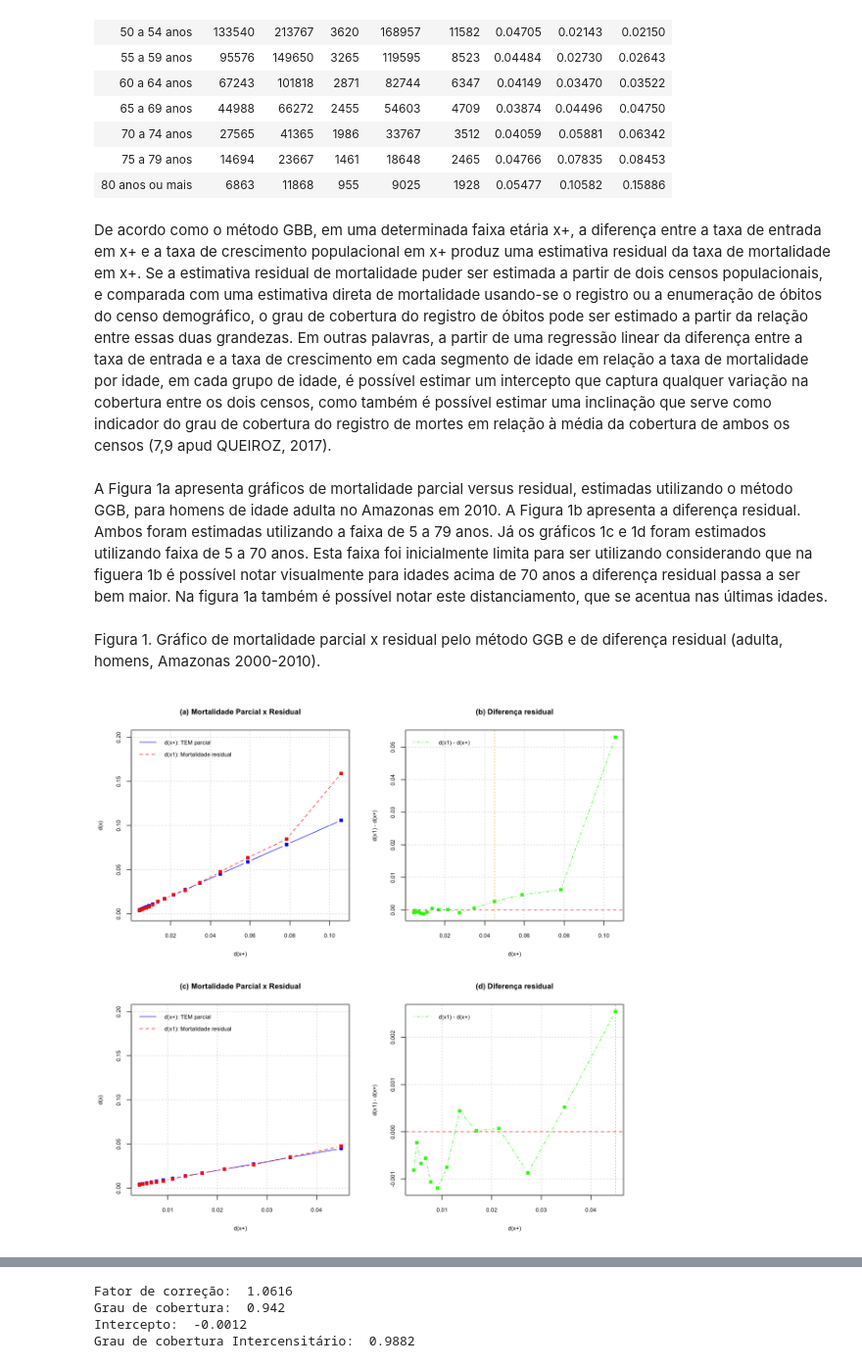
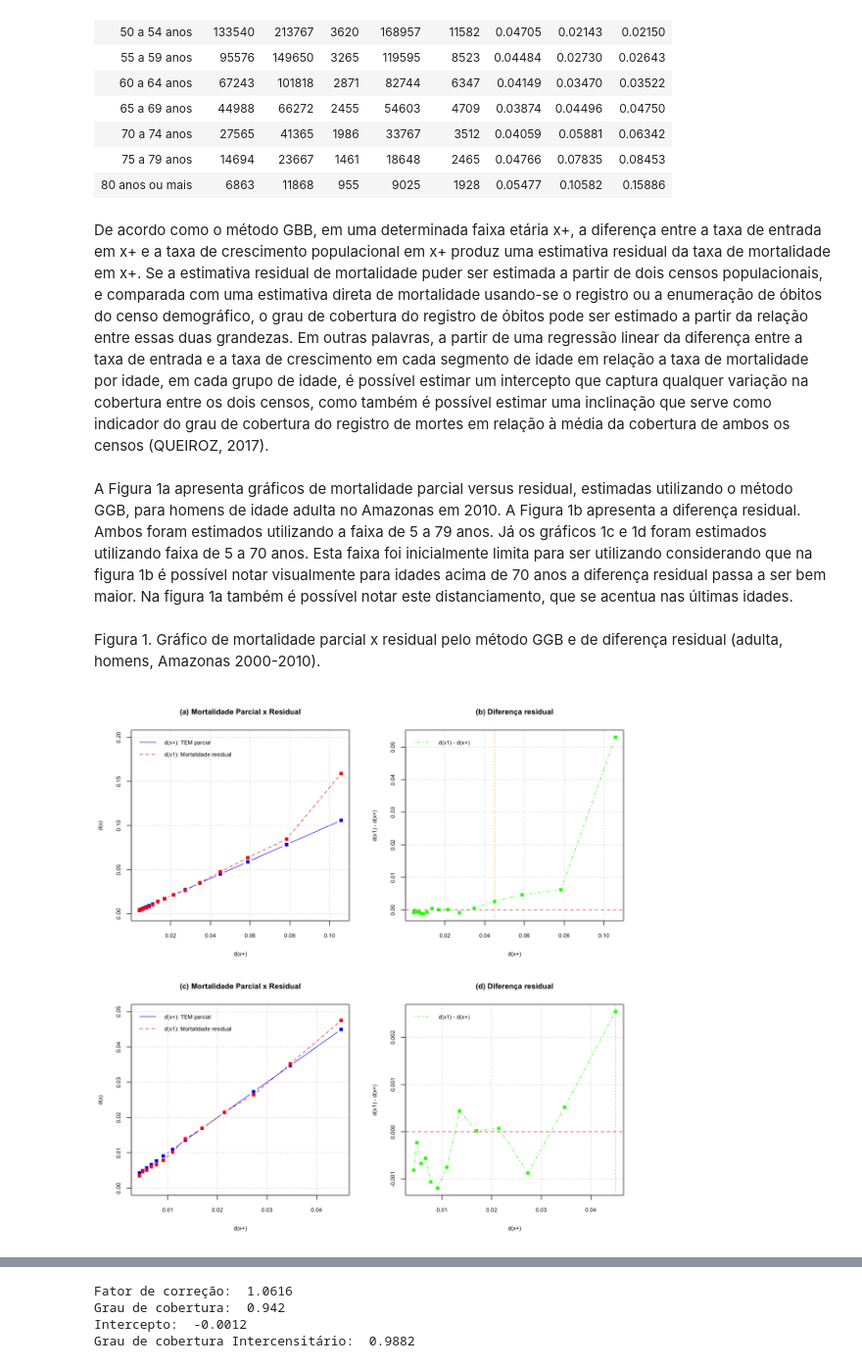
Before and after one commit to cbeluzo/DM003, a Jupyter notebook: Lab2/LAB2_DM003.ipynb, the cells around one changed output, grey strips where cells are left out. Shown at 98% size. Drawn from its saved outputs; the diff is of its cells as text; code cells hidden in the pictures.

```diff
--- a/Lab2/LAB2_DM003.ipynb
+++ b/Lab2/LAB2_DM003.ipynb
@@ -149,9 +149,9 @@ tabAux[c(1,5,6,7,8,9,10,11,12)]
 | 75 a 79 anos | 14694 | 23667 | 1461 | 18648 | 2465 | 0.04766 | 0.07835 | 0.08453 |
 | 80 anos ou mais | 6863 | 11868 | 955 | 9025 | 1928 | 0.05477 | 0.10582 | 0.15886 |
 # %% [markdown]
-De acordo como o método GBB, em uma determinada faixa etária x+, a diferença entre a taxa de entrada em x+ e a taxa de crescimento populacional em x+ produz uma estimativa residual da taxa de mortalidade em x+. Se a estimativa residual de mortalidade puder ser estimada a partir de dois censos populacionais, e comparada com uma estimativa direta de mortalidade usando-se o registro ou a enumeração de óbitos do censo demográfico, o grau de cobertura do registro de óbitos pode ser estimado a partir da relação entre essas duas grandezas. Em outras palavras, a partir de uma regressão linear da diferença entre a taxa de entrada e a taxa de crescimento em cada segmento de idade em relação a taxa de mortalidade por idade, em cada grupo de idade, é possível estimar um intercepto que captura qualquer variação na cobertura entre os dois censos, como também é possível estimar uma inclinação que serve como indicador do grau de cobertura do registro de mortes em relação à média da cobertura de ambos os censos (7,9 apud QUEIROZ, 2017).
+De acordo como o método GBB, em uma determinada faixa etária x+, a diferença entre a taxa de entrada em x+ e a taxa de crescimento populacional em x+ produz uma estimativa residual da taxa de mortalidade em x+. Se a estimativa residual de mortalidade puder ser estimada a partir de dois censos populacionais, e comparada com uma estimativa direta de mortalidade usando-se o registro ou a enumeração de óbitos do censo demográfico, o grau de cobertura do registro de óbitos pode ser estimado a partir da relação entre essas duas grandezas. Em outras palavras, a partir de uma regressão linear da diferença entre a taxa de entrada e a taxa de crescimento em cada segmento de idade em relação a taxa de mortalidade por idade, em cada grupo de idade, é possível estimar um intercepto que captura qualquer variação na cobertura entre os dois censos, como também é possível estimar uma inclinação que serve como indicador do grau de cobertura do registro de mortes em relação à média da cobertura de ambos os censos (QUEIROZ, 2017).
 # %% [markdown]
-A Figura 1a apresenta gráficos de mortalidade parcial versus residual, estimadas utilizando o método GGB, para homens de idade adulta no Amazonas em 2010. A Figura 1b apresenta a diferença residual. Ambos foram estimadas utilizando a faixa de 5 a 79 anos. Já os gráficos 1c e 1d foram estimados utilizando faixa de 5 a 70 anos. Esta faixa foi inicialmente limita para ser utilizando considerando que na figuera 1b é possível notar visualmente para idades acima de 70 anos a diferença residual passa a ser bem maior. Na figura 1a também é possível notar este distanciamento, que se acentua nas últimas idades.
+A Figura 1a apresenta gráficos de mortalidade parcial versus residual, estimadas utilizando o método GGB, para homens de idade adulta no Amazonas em 2010. A Figura 1b apresenta a diferença residual. Ambos foram estimados utilizando a faixa de 5 a 79 anos. Já os gráficos 1c e 1d foram estimados utilizando faixa de 5 a 70 anos. Esta faixa foi inicialmente limita para ser utilizando considerando que na figura 1b é possível notar visualmente para idades acima de 70 anos a diferença residual passa a ser bem maior. Na figura 1a também é possível notar este distanciamento, que se acentua nas últimas idades.
 # %% [markdown]
 Figura 1. Gráfico de mortalidade parcial x residual pelo método GGB e de diferença residual (adulta, homens, Amazonas 2000-2010).
 # %%
@@ -206,33 +206,33 @@ x = tabGGB$d_a_mais[i:j]
 y = tabGGB$d_a_1[i:j]
 plot(x, x, type='b', pch=15, col='blue',
   main = '(c) Mortalidade Parcial x Residual',
-          ylim=c(0,0.2),
+          ylim=c(0,0.05),
      xlab = 'd(x+)', ylab='d(x)',
   cex.lab=fontSize, cex.axis=fontSize, cex.main=1, cex.sub=fontSize)
 
 y = tabGGB$d_a_1[i:j]
 lines(x, y, type='b', col='red', pch=15, lty = 2)
 
 legend("topleft", legend=c("d(x+): TEM parcial", "d(x1): Mortalidade residual"), col=c("blue", "red"),
        lty = 1:2, cex=fontSize,  bty = "n")
 
 grid()
 
 # ---------------------------------------------
 # Gráfico de diferença residual (d(x1) - d(x+))
 y = tabGGB$d_a_1[i:j] - tabGGB$d_a_mais[i:j]
 plot(x, y, type='b', pch=15, col='green',  lty = 4,
      main = '(d) Diferença residual',
      xlab = 'd(x+)',
      ylab='d(x1) - d(x+)',
      cex.lab=fontSize, cex.axis=fontSize, cex.main=1, cex.sub=fontSize)
 
 abline(h=0, lty=2, col='red')
 abline(v=0.04496, lty=3, col='orange')
 
 legend("topleft", legend=c("d(x1) - d(x+)"), col=c("green"),
        lty = 4:4, cex=fontSize,  bty = "n")
 grid()
 # %% [output]
-[figure, old version]
+[figure, new version]
 # %% [markdown]
```
Also changed, not shown: parts of 14 cells of this notebook.
